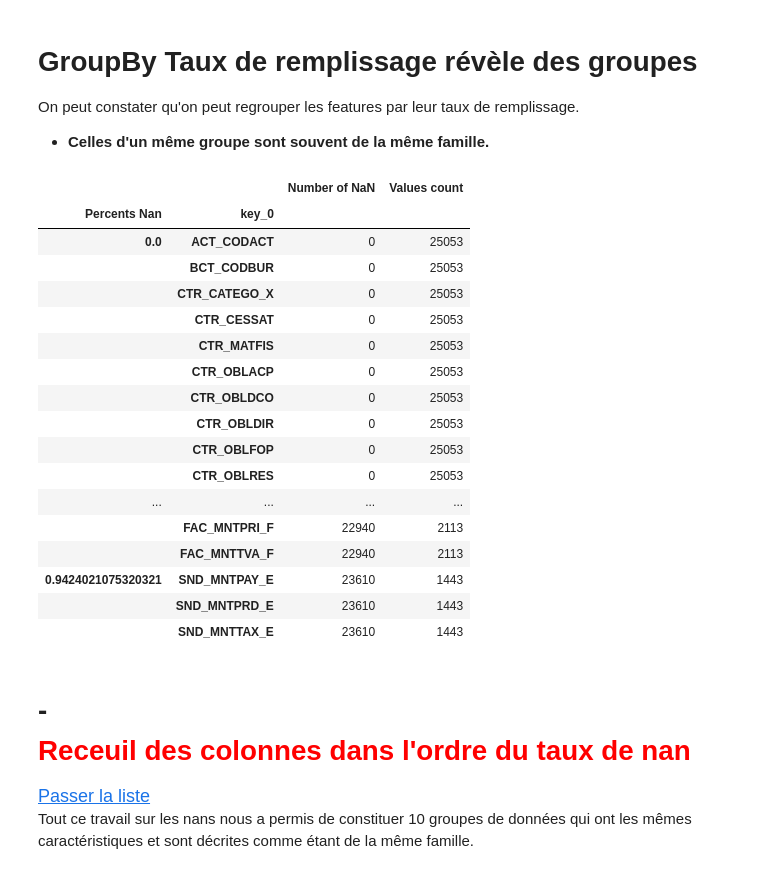
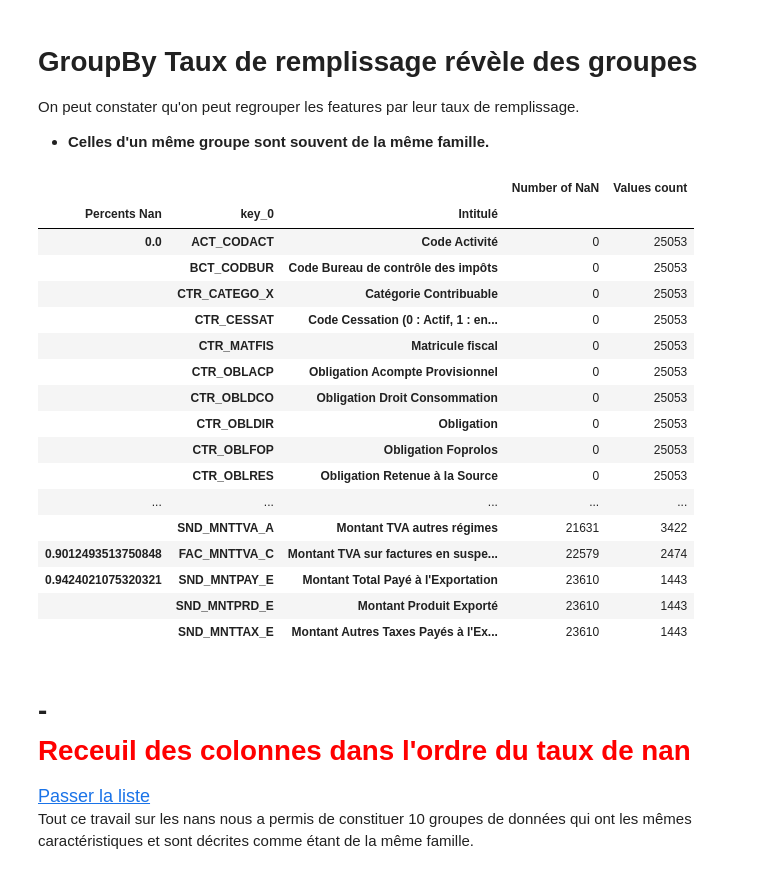
Before and after one commit to nchurlet/Projet_IA_Banque_Common, a Jupyter notebook: comon_P4_Tax_Fraud.ipynb, the cells around one changed output. Cells and saved outputs as stored; diff of their text form; code cells hidden in the pictures.

```diff
--- a/comon_P4_Tax_Fraud.ipynb
+++ b/comon_P4_Tax_Fraud.ipynb
@@ -514,29 +503,29 @@ On peut constater qu'on peut regrouper les features par leur taux de remplissage
 - **Celles d'un même groupe sont souvent de la même famille.**
 # %%
 (df_nans
-     .groupby(['Percents Nan', 'key_0']).sum()
+     .groupby(['Percents Nan', 'key_0', 'Intitulé']).sum()
      .style.background_gradient(cmap="RdPu")
      .set_properties(**{'text-align': 'left'})
 )
 # %% [output]
-|  |  | Number of NaN | Values count |
-| Percents Nan | key_0 |  |  |
-| 0.0 | ACT_CODACT | 0 | 25053 |
-|  | BCT_CODBUR | 0 | 25053 |
-|  | CTR_CATEGO_X | 0 | 25053 |
-|  | CTR_CESSAT | 0 | 25053 |
-|  | CTR_MATFIS | 0 | 25053 |
-|  | CTR_OBLACP | 0 | 25053 |
-|  | CTR_OBLDCO | 0 | 25053 |
-|  | CTR_OBLDIR | 0 | 25053 |
-|  | CTR_OBLFOP | 0 | 25053 |
-|  | CTR_OBLRES | 0 | 25053 |
-| ... | ... | ... | ... |
-|  | FAC_MNTPRI_F | 22940 | 2113 |
-|  | FAC_MNTTVA_F | 22940 | 2113 |
-| 0.9424021075320321 | SND_MNTPAY_E | 23610 | 1443 |
-|  | SND_MNTPRD_E | 23610 | 1443 |
-|  | SND_MNTTAX_E | 23610 | 1443 |
+|  |  |  | Number of NaN | Values count |
+| Percents Nan | key_0 | Intitulé |  |  |
+| 0.0 | ACT_CODACT | Code Activité | 0 | 25053 |
+|  | BCT_CODBUR | Code Bureau de contrôle des impôts | 0 | 25053 |
+|  | CTR_CATEGO_X | Catégorie Contribuable | 0 | 25053 |
+|  | CTR_CESSAT | Code Cessation (0 : Actif, 1 : en... | 0 | 25053 |
+|  | CTR_MATFIS | Matricule fiscal | 0 | 25053 |
+|  | CTR_OBLACP | Obligation Acompte Provisionnel | 0 | 25053 |
+|  | CTR_OBLDCO | Obligation Droit Consommation | 0 | 25053 |
+|  | CTR_OBLDIR | Obligation | 0 | 25053 |
+|  | CTR_OBLFOP | Obligation Foprolos | 0 | 25053 |
+|  | CTR_OBLRES | Obligation Retenue à la Source | 0 | 25053 |
+| ... | ... | ... | ... | ... |
+|  | SND_MNTTVA_A | Montant TVA autres régimes | 21631 | 3422 |
+| 0.9012493513750848 | FAC_MNTTVA_C | Montant TVA sur factures en suspe... | 22579 | 2474 |
+| 0.9424021075320321 | SND_MNTPAY_E | Montant Total Payé à l'Exportation | 23610 | 1443 |
+|  | SND_MNTPRD_E | Montant Produit Exporté | 23610 | 1443 |
+|  | SND_MNTTAX_E | Montant Autres Taxes Payés à l'Ex... | 23610 | 1443 |
 # %% [markdown]
 # -  <a id='recueil'><br><font color="red">Receuil des colonnes dans l'ordre du taux de nan</font></a>
 <left><font size=4>[Passer la liste](#recueilbas)</font></left><br>
```
Also changed, not shown: parts of 22 cells of this notebook, 1 other file.
